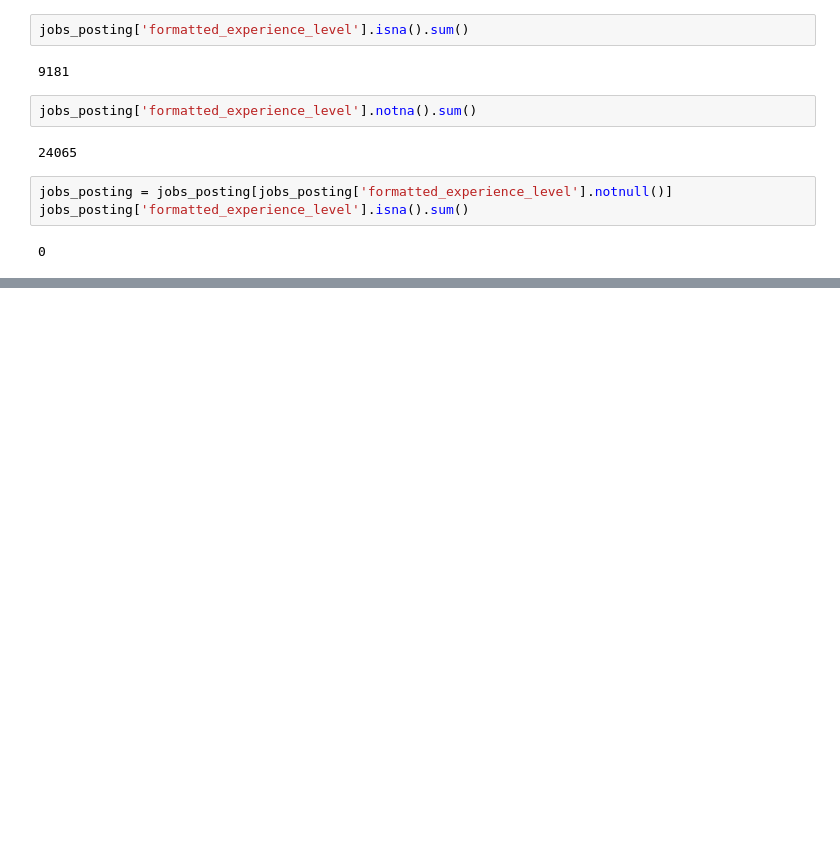
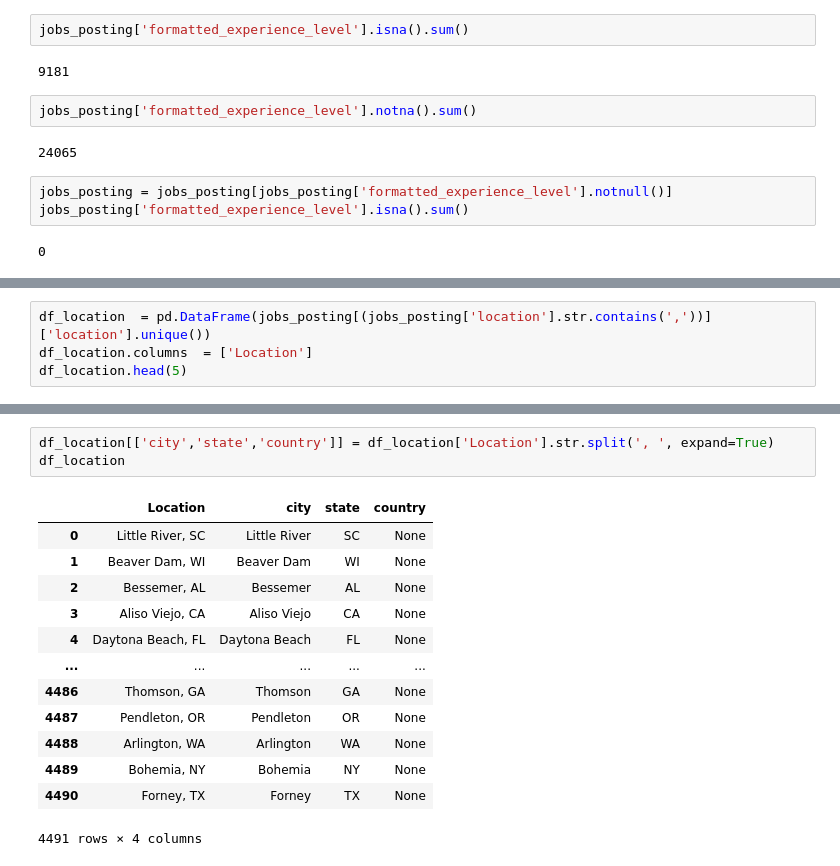
Before and after one commit to realanguyen96/Linkedln_dataset, a Jupyter notebook: LinkedIn_Jobs.ipynb, the cells around one changed output, grey strips where cells are left out. Cells and saved outputs as stored; diff of their text form; blank space fills up the shorter version.

Commit message:
update location

```diff
--- a/LinkedIn_Jobs.ipynb
+++ b/LinkedIn_Jobs.ipynb
@@ -214,0 +234,4 @@ jobs_posting['formatted_experience_level'].isna().sum()
+# %%
+df_location  = pd.DataFrame(jobs_posting[(jobs_posting['location'].str.contains(','))]['location'].unique())
+df_location.columns  = ['Location']
+df_location.head(5)
@@ -214,0 +245,17 @@ jobs_posting['formatted_experience_level'].isna().sum()
+# %%
+df_location[['city','state','country']] = df_location['Location'].str.split(', ', expand=True)
+df_location
+# %% [output]
+|  | Location | city | state | country |
+| 0 | Little River, SC | Little River | SC | None |
+| 1 | Beaver Dam, WI | Beaver Dam | WI | None |
+| 2 | Bessemer, AL | Bessemer | AL | None |
+| 3 | Aliso Viejo, CA | Aliso Viejo | CA | None |
+| 4 | Daytona Beach, FL | Daytona Beach | FL | None |
+| ... | ... | ... | ... | ... |
+| 4486 | Thomson, GA | Thomson | GA | None |
+| 4487 | Pendleton, OR | Pendleton | OR | None |
+| 4488 | Arlington, WA | Arlington | WA | None |
+| 4489 | Bohemia, NY | Bohemia | NY | None |
+| 4490 | Forney, TX | Forney | TX | None |
+4491 rows × 4 columns
```
Also changed, not shown: parts of 8 cells of this notebook.
